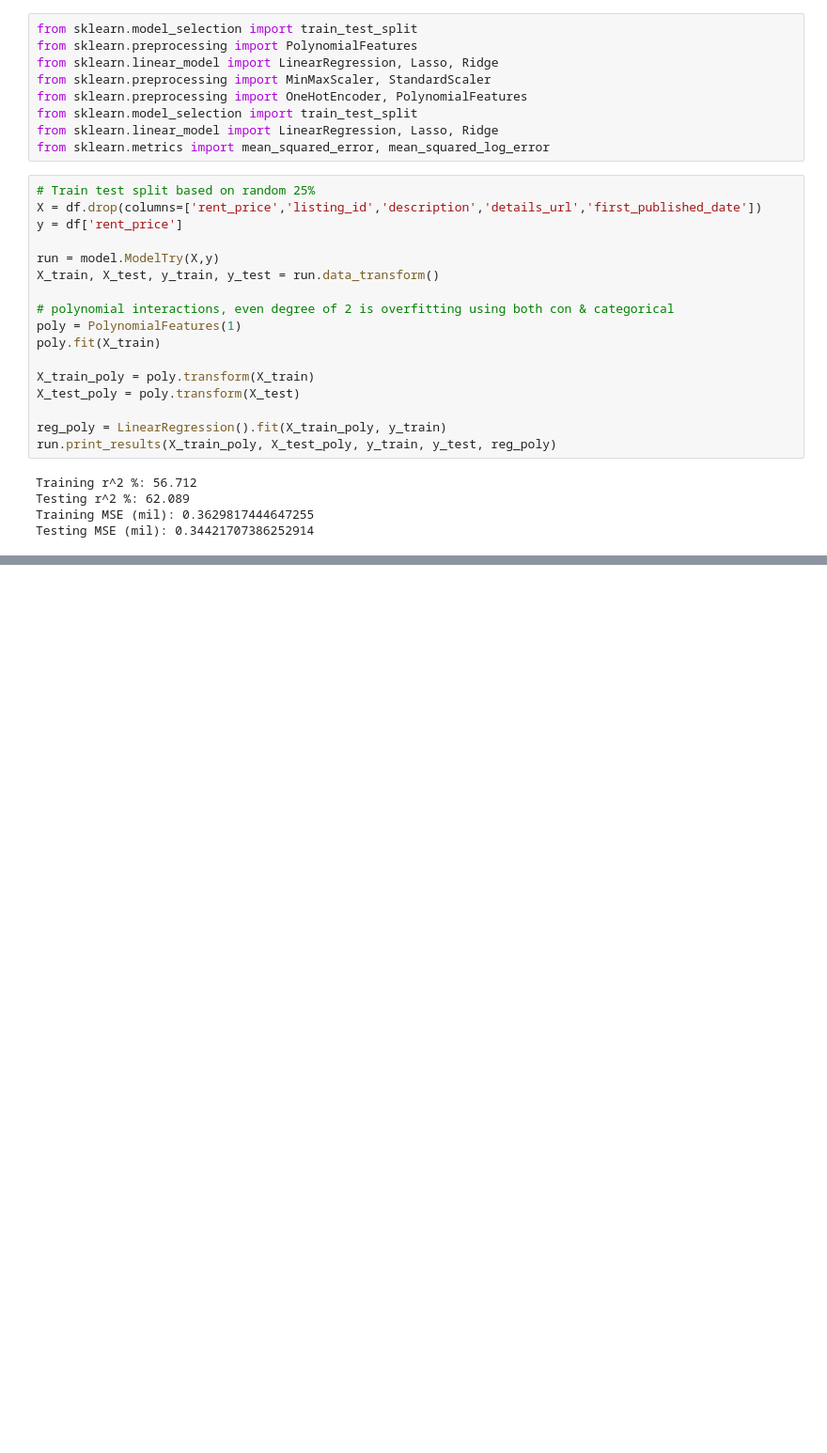
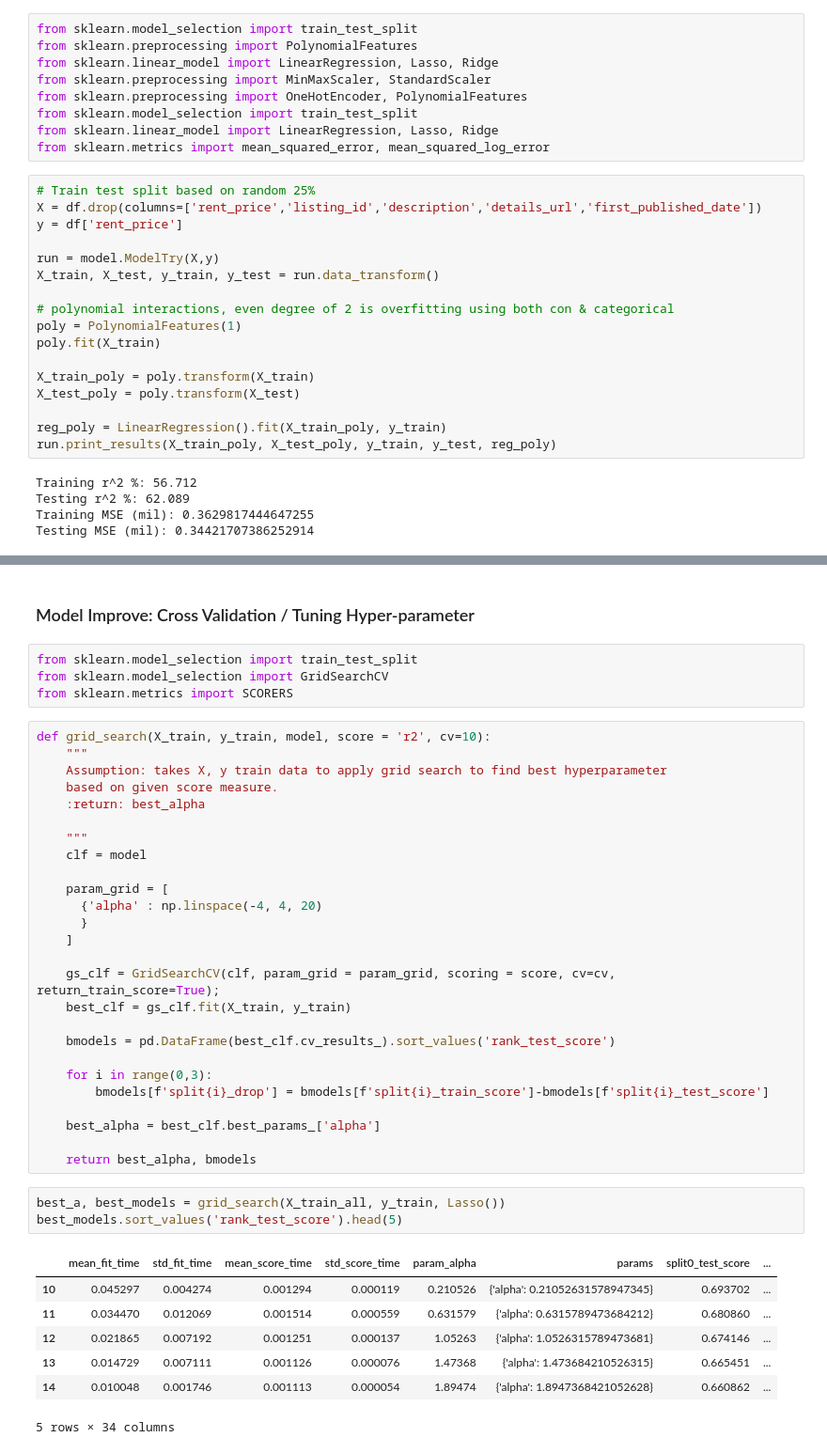
Before and after one commit to tinacliu/final_project, a Jupyter notebook: notebook.ipynb, the cells around one changed output, grey strips where cells are left out. Shown: that part at 94% size. Saved outputs shown, nothing was run; the diff lists cells and outputs as text; blank space fills up the shorter version.

Commit message:
added cross validations

```diff
--- a/notebook.ipynb
+++ b/notebook.ipynb
@@ -313,0 +309,43 @@ plt.scatter(df.longitude, df.latitude, marker='.', alpha=0.5);
+# %% [markdown]
+<h3>Model Improve: Cross Validation / Tuning Hyper-parameter</h3>
+# %%
+from sklearn.model_selection import train_test_split
+from sklearn.model_selection import GridSearchCV
+from sklearn.metrics import SCORERS
+# %%
+def grid_search(X_train, y_train, model, score = 'r2', cv=10):
+    """
+    Assumption: takes X, y train data to apply grid search to find best hyperparameter
+    based on given score measure.
+    :return: best_alpha
+
+    """
+    clf = model
+
+    param_grid = [
+      {'alpha' : np.linspace(-4, 4, 20)
+      }
+    ]
+
+    gs_clf = GridSearchCV(clf, param_grid = param_grid, scoring = score, cv=cv, return_train_score=True);
+    best_clf = gs_clf.fit(X_train, y_train)
+
+    bmodels = pd.DataFrame(best_clf.cv_results_).sort_values('rank_test_score')
+
+    for i in range(0,3):
+        bmodels[f'split{i}_drop'] = bmodels[f'split{i}_train_score']-bmodels[f'split{i}_test_score']
+
+    best_alpha = best_clf.best_params_['alpha']
+
+    return best_alpha, bmodels
+# %%
+best_a, best_models = grid_search(X_train_all, y_train, Lasso())
+best_models.sort_values('rank_test_score').head(5)
+# %% [output]
+|  | mean_fit_time | std_fit_time | mean_score_time | std_score_time | param_alpha | params | split0_test_score | ... |
+| 10 | 0.045297 | 0.004274 | 0.001294 | 0.000119 | 0.210526 | {'alpha': 0.21052631578947345} | 0.693702 | ... |
+| 11 | 0.034470 | 0.012069 | 0.001514 | 0.000559 | 0.631579 | {'alpha': 0.6315789473684212} | 0.680860 | ... |
+| 12 | 0.021865 | 0.007192 | 0.001251 | 0.000137 | 1.05263 | {'alpha': 1.0526315789473681} | 0.674146 | ... |
+| 13 | 0.014729 | 0.007111 | 0.001126 | 0.000076 | 1.47368 | {'alpha': 1.473684210526315} | 0.665451 | ... |
+| 14 | 0.010048 | 0.001746 | 0.001113 | 0.000054 | 1.89474 | {'alpha': 1.8947368421052628} | 0.660862 | ... |
+5 rows × 34 columns
```
Also changed, not shown: parts of 17 cells of this notebook.
